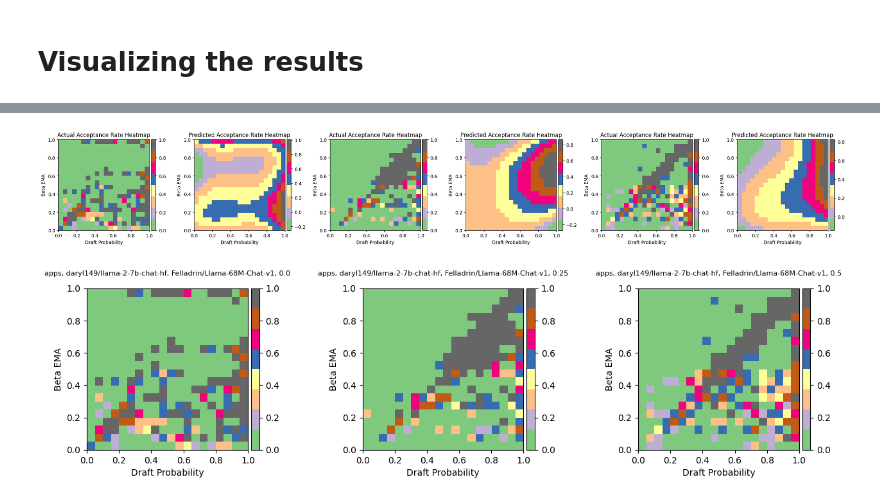
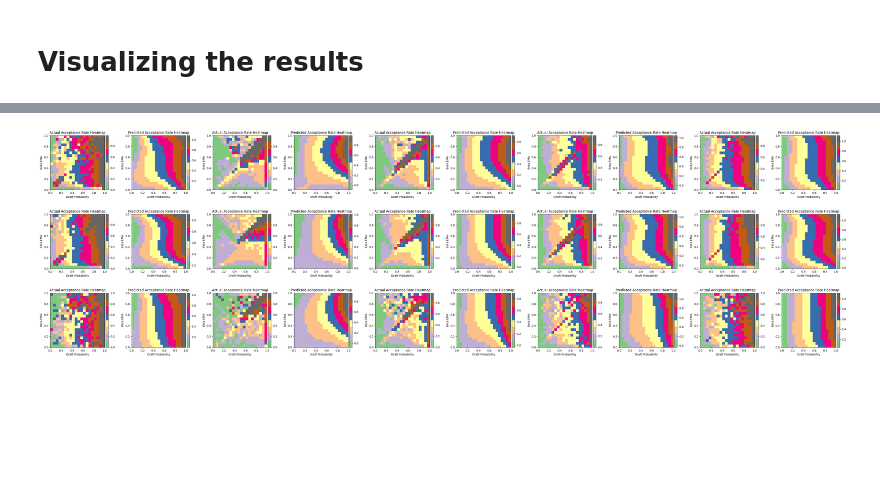
Before and after one commit to casys-kaist-internal/vllm, a Jupyter notebook: benchmarks/figures/analyze_beta_list.ipynb, the cells around one changed output, grey strips where cells are left out. Drawn from its saved outputs; the diff is of its cells as text; code cells hidden in the pictures; blank space fills up the shorter version.

```diff
--- a/benchmarks/figures/analyze_beta_list.ipynb
+++ b/benchmarks/figures/analyze_beta_list.ipynb
@@ -484,4 +490,31 @@ def plot_predicted_accept_prob_heatmap(
     ax.set_title("Predicted Acceptance Rate Heatmap")
 
 
-MAX_COLS = 8
+def load_config_binned_df(result_file: Path) -> Tuple[str, pd.DataFrame]:
+    if result_file.suffix == ".csv":
+        config, df = process_result_file(result_file)
+        draft_accepted_df = get_accept_cnt_vs_draft_prob(df)
+        binned_df = bin_draft_accepted_df(draft_accepted_df)
+    elif result_file.suffix in (".xz", ".pkl"):
+        result_dict = load_compressed_results(result_file)
+        config = result_dict["config"]
+        binned_df = result_dict["binned_df"]
+    else:
+        raise ValueError(f"Unsupported file extension: {result_file.suffix}")
+    return config, binned_df
+
+
+MAX_COLS = 5
+# %%
+num_results = len(RESULT_FILES)
+ncols = min(num_results, MAX_COLS)
+nrows = int(np.ceil(num_results / MAX_COLS))
+plotter = GridPlotter(nrows=nrows, ncols=ncols, figsize=(4 * ncols, 4 * nrows))
+for result_file, ax in tqdm(zip(RESULT_FILES, plotter.iteraxs()), total=num_results):
+    try:
+        config, binned_df = load_config_binned_df(result_file)
+    except:
+        continue
+    plot_accept_prob_heatmap(binned_df, ax=ax)
+    ax.set_title(config, fontsize=8)
+plt.subplots_adjust(wspace=0.7, hspace=0.1)
@@ -488,29 +523,16 @@ MAX_COLS = 8
 # %%
 num_results = len(RESULT_FILES)
-ncols = min(num_results * 2, MAX_COLS)
-nrows = int(np.ceil(num_results * 2 / MAX_COLS))
+ncols = min(num_results * 2, MAX_COLS * 2)
+nrows = int(np.ceil(num_results / MAX_COLS))
 plotter = GridPlotter(nrows=nrows, ncols=ncols, figsize=(4 * ncols, 4 * nrows))
 ax_iter = plotter.iteraxs()
-for result_file in RESULT_FILES:
-    config, df = process_result_file(result_file)
-    draft_accepted_df = get_accept_cnt_vs_draft_prob(df)
-    binned_df = bin_draft_accepted_df(draft_accepted_df)
+for result_file in tqdm(RESULT_FILES):
+    try:
+        config, binned_df = load_config_binned_df(result_file)
+    except:
+        continue
     plot_accept_prob_heatmap(binned_df, ax=next(ax_iter))
     plot_predicted_accept_prob_heatmap(binned_df, ax=next(ax_iter))
 plt.subplots_adjust(wspace=0.4, hspace=0.1)
 # %% [output]
-[figure, old version]
+[figure, new version]
-# %%
-num_results = len(RESULT_FILES)
-ncols = min(num_results, MAX_COLS)
-nrows = int(np.ceil(num_results / MAX_COLS))
-plotter = GridPlotter(nrows=nrows, ncols=ncols, figsize=(4 * ncols, 4 * nrows))
-for result_file, ax in tqdm(zip(RESULT_FILES, plotter.iteraxs()), total=num_results):
-    config, df = process_result_file(result_file)
-    draft_accepted_df = get_accept_cnt_vs_draft_prob(df)
-    binned_df = bin_draft_accepted_df(draft_accepted_df)
-    plot_accept_prob_heatmap(binned_df, ax=ax)
-    ax.set_title(config, fontsize=8)
-plt.subplots_adjust(wspace=0.6, hspace=0.1)
-# %% [output]
-[figure, removed]
```
Also changed, not shown: parts of 2 cells of this notebook, 2 other files.
